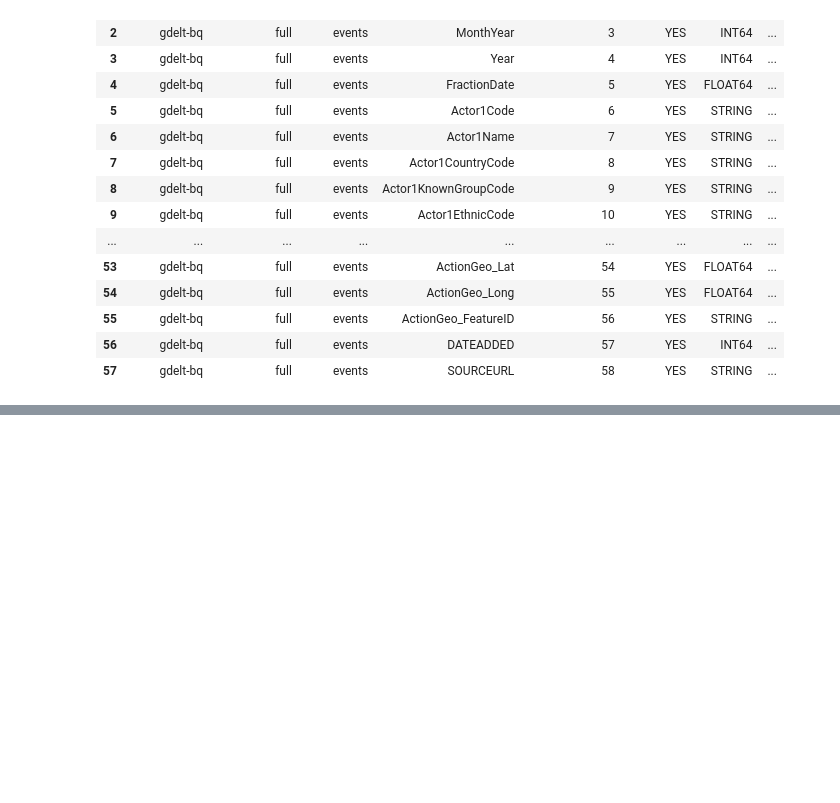
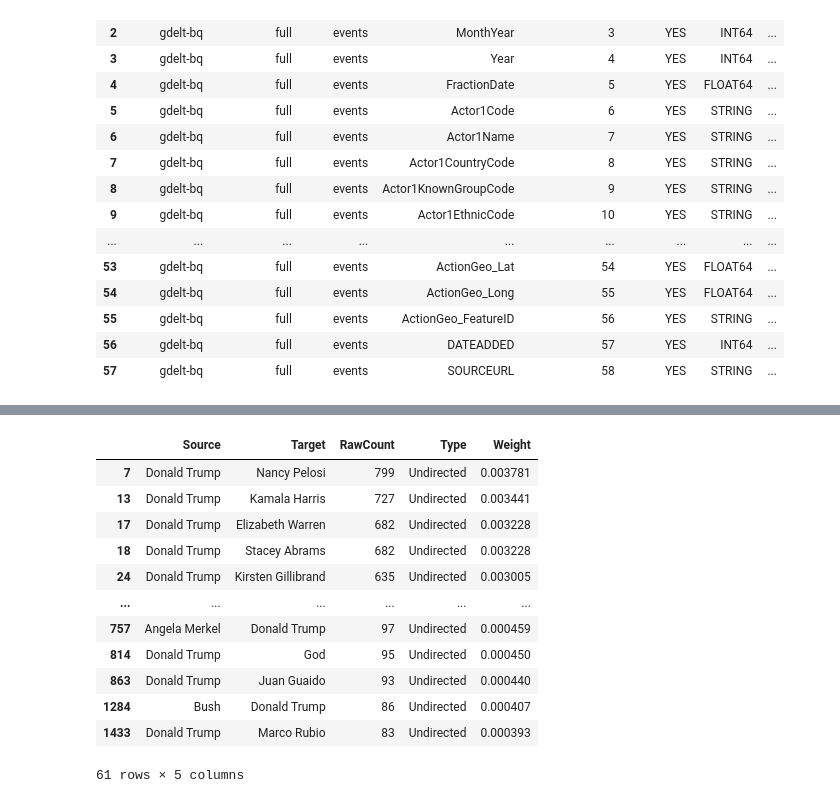
Before and after one commit to cybergis/intro_gdelt, a Jupyter notebook: intro_gdelt.ipynb, the cells around one changed output, grey strips where cells are left out. Saved outputs shown, nothing was run; the diff lists cells and outputs as text; code cells hidden in the pictures; blank space fills up the shorter version.

```diff
--- a/intro_gdelt.ipynb
+++ b/intro_gdelt.ipynb
@@ -305,0 +384,16 @@ plt.show()
+# %%
+entity_graph_filtered
+# %% [output]
+|  | Source | Target | RawCount | Type | Weight |
+| 7 | Donald Trump | Nancy Pelosi | 799 | Undirected | 0.003781 |
+| 13 | Donald Trump | Kamala Harris | 727 | Undirected | 0.003441 |
+| 17 | Donald Trump | Elizabeth Warren | 682 | Undirected | 0.003228 |
+| 18 | Donald Trump | Stacey Abrams | 682 | Undirected | 0.003228 |
+| 24 | Donald Trump | Kirsten Gillibrand | 635 | Undirected | 0.003005 |
+| ... | ... | ... | ... | ... | ... |
+| 757 | Angela Merkel | Donald Trump | 97 | Undirected | 0.000459 |
+| 814 | Donald Trump | God | 95 | Undirected | 0.000450 |
+| 863 | Donald Trump | Juan Guaido | 93 | Undirected | 0.000440 |
+| 1284 | Bush | Donald Trump | 86 | Undirected | 0.000407 |
+| 1433 | Donald Trump | Marco Rubio | 83 | Undirected | 0.000393 |
+61 rows × 5 columns
```
Also changed, not shown: parts of 14 cells of this notebook.
